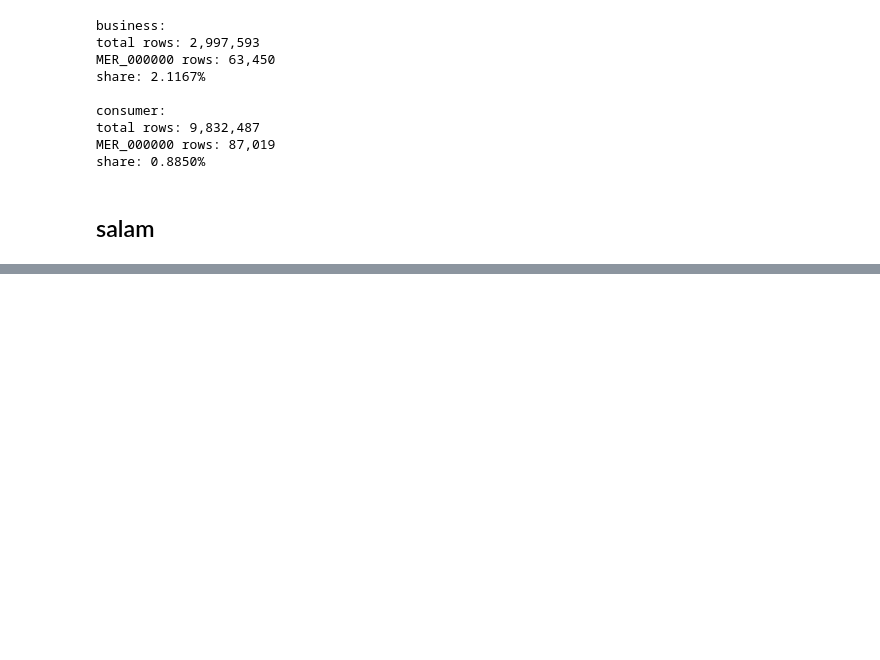
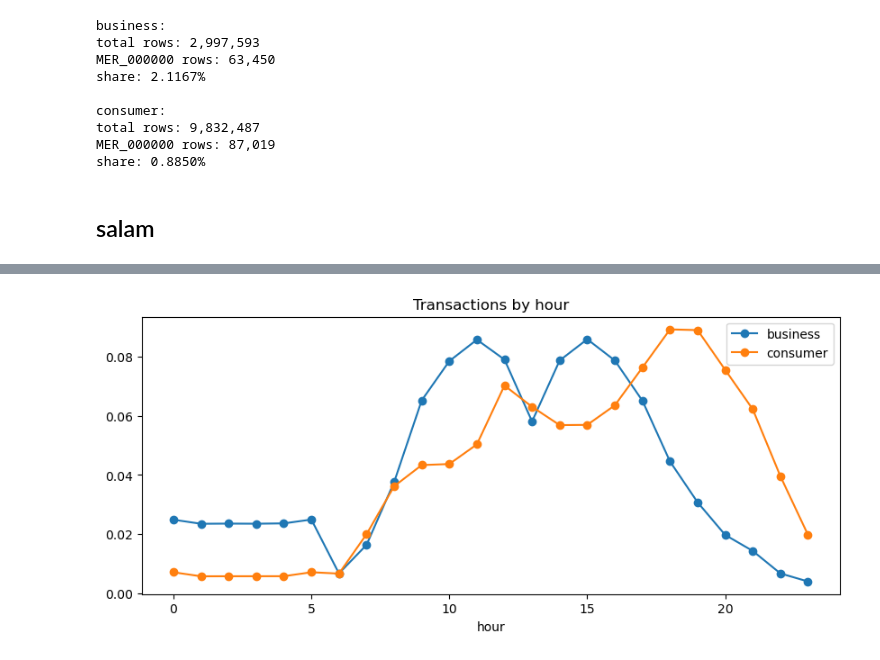
Before and after one commit to tsapuanq/MDQ, a Jupyter notebook: notebooks/eda.ipynb, the cells around one changed output, grey strips where cells are left out. Drawn from its saved outputs; the diff is of its cells as text; code cells hidden in the pictures; blank space fills up the shorter version.

```diff
--- a/notebooks/eda.ipynb
+++ b/notebooks/eda.ipynb
@@ -231,0 +308,17 @@ share: 0.8850%
+# %%
+for df in [business, consumer]:
+    df["ts"] = pd.to_datetime(df["transaction_timestamp"])
+    df["hour"] = df["ts"].dt.hour
+    df["dow"] = df["ts"].dt.dayofweek
+    df["month"] = df["ts"].dt.to_period("M")
+
+hourly = pd.DataFrame({
+    "business": business["hour"].value_counts(normalize=True).sort_index(),
+    "consumer": consumer["hour"].value_counts(normalize=True).sort_index(),
+})
+
+hourly.plot(figsize=(10, 4), marker="o")
+plt.title("Transactions by hour")
+plt.show()
+# %% [output]
+[figure, added]
```
Also changed, not shown: parts of 41 cells of this notebook, 1 other file.
